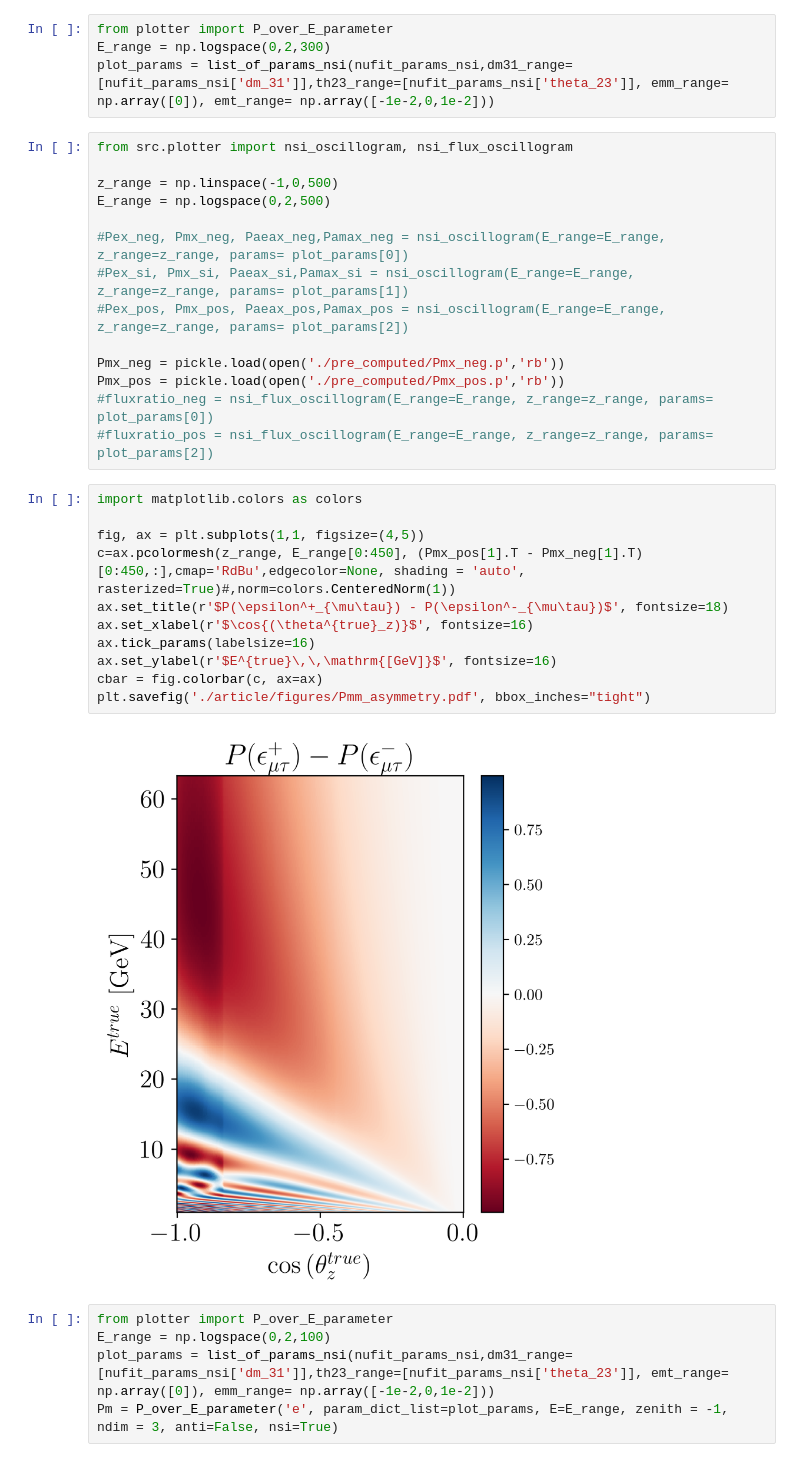
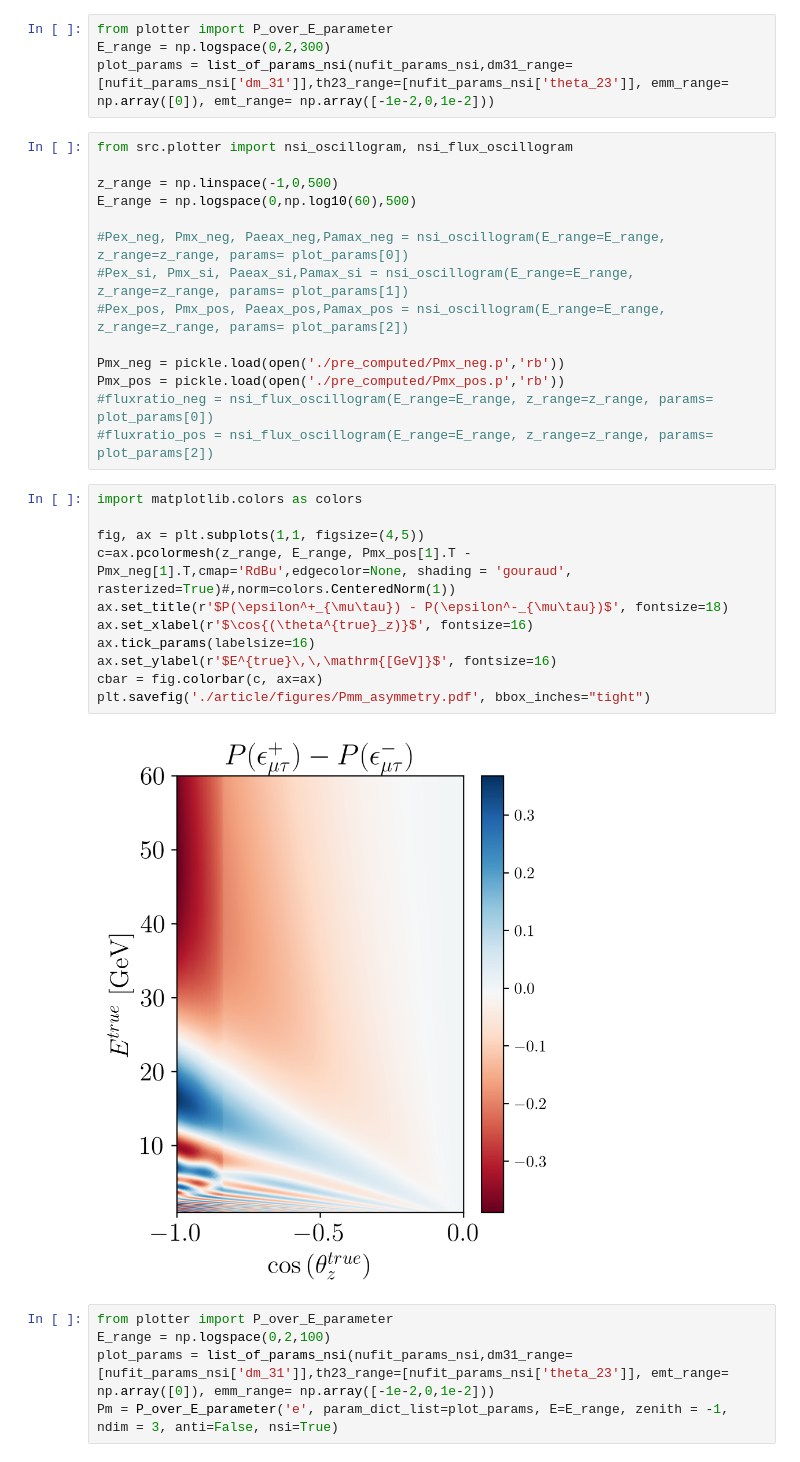
Before and after one commit to Sjoeborg/thesis, a Jupyter notebook: notebooks/DC/analysis.ipynb, the cells around one changed output. Saved outputs shown, nothing was run; the diff lists cells and outputs as text.

```diff
--- a/notebooks/DC/analysis.ipynb
+++ b/notebooks/DC/analysis.ipynb
@@ -259,7 +259,7 @@ plot_params = list_of_params_nsi(nufit_params_nsi,dm31_range=[nufit_params_nsi['
 from src.plotter import nsi_oscillogram, nsi_flux_oscillogram
 
 z_range = np.linspace(-1,0,500)
-E_range = np.logspace(0,2,500)
+E_range = np.logspace(0,np.log10(60),500)
 
 #Pex_neg, Pmx_neg, Paeax_neg,Pamax_neg = nsi_oscillogram(E_range=E_range, z_range=z_range, params= plot_params[0])
 #Pex_si, Pmx_si, Paeax_si,Pamax_si = nsi_oscillogram(E_range=E_range, z_range=z_range, params= plot_params[1])
@@ -272,16 +272,16 @@ Pmx_pos = pickle.load(open('./pre_computed/Pmx_pos.p','rb'))
 # %%
 import matplotlib.colors as colors
 
 fig, ax = plt.subplots(1,1, figsize=(4,5))
-c=ax.pcolormesh(z_range, E_range[0:450], (Pmx_pos[1].T - Pmx_neg[1].T)[0:450,:],cmap='RdBu',edgecolor=None, shading = 'auto', rasterized=True)#,norm=colors.CenteredNorm(1))
+c=ax.pcolormesh(z_range, E_range, Pmx_pos[1].T - Pmx_neg[1].T,cmap='RdBu',edgecolor=None, shading = 'gouraud', rasterized=True)#,norm=colors.CenteredNorm(1))
 ax.set_title(r'$P(\epsilon^+_{\mu\tau}) - P(\epsilon^-_{\mu\tau})$', fontsize=18)
 ax.set_xlabel(r'$\cos{(\theta^{true}_z)}$', fontsize=16)
 ax.tick_params(labelsize=16)
 ax.set_ylabel(r'$E^{true}\,\,\mathrm{[GeV]}$', fontsize=16)
 cbar = fig.colorbar(c, ax=ax)
 plt.savefig('./article/figures/Pmm_asymmetry.pdf', bbox_inches="tight")
 # %% [output]
-[figure, old version]
+[figure, new version]
 # %%
 from plotter import P_over_E_parameter
 E_range = np.logspace(0,2,100)
```
Also changed, not shown: 2 other files.
